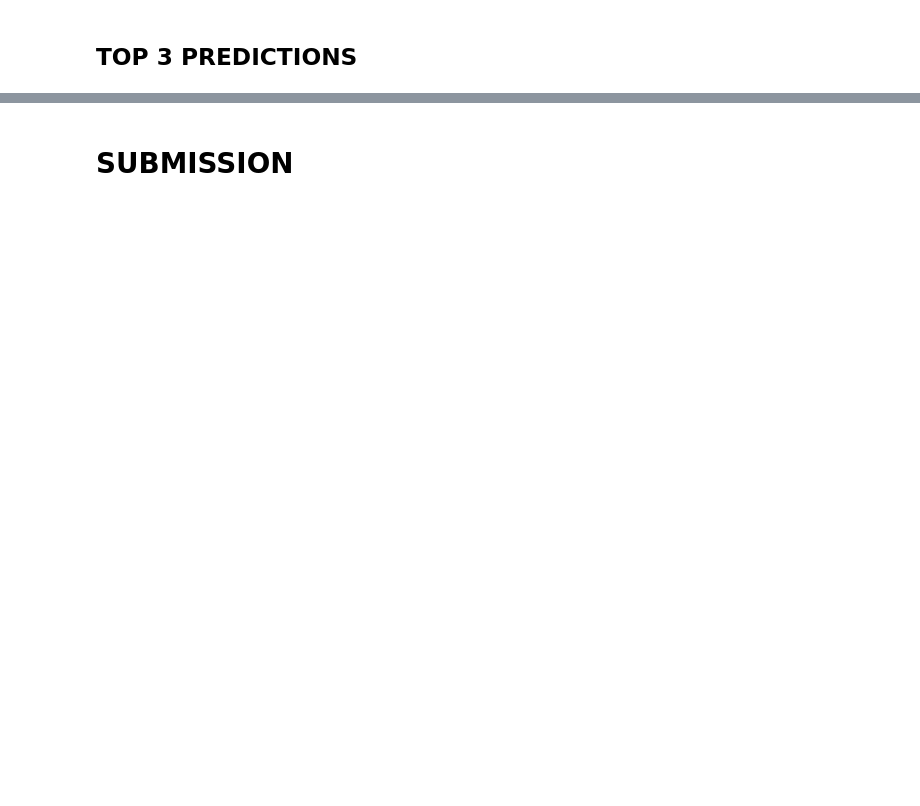
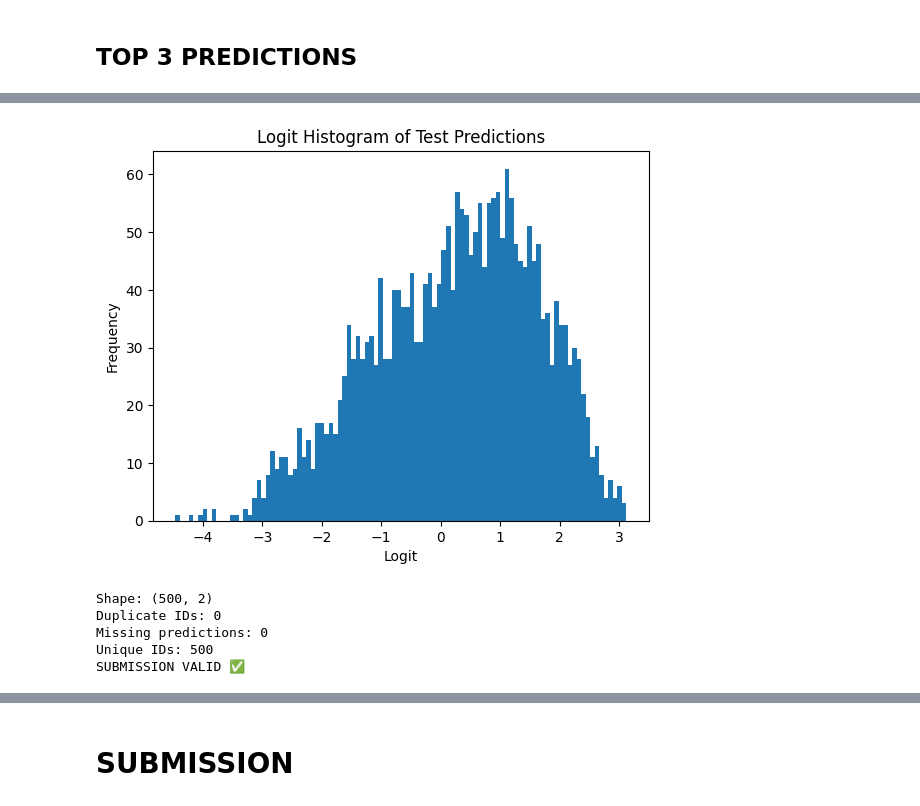
Before and after one commit to Sharan0078/dl-genai-project-26-t1, a Jupyter notebook: DL-24f3004935-notebook-t22026.ipynb, the cells around one changed output, grey strips where cells are left out. Drawn from its saved outputs; the diff is of its cells as text; code cells hidden in the pictures; blank space fills up the shorter version.

Commit message:
Kaggle Notebook | DL-24f3004935-notebook-t22026 | semi final nb

```diff
--- a/DL-24f3004935-notebook-t22026.ipynb
+++ b/DL-24f3004935-notebook-t22026.ipynb
@@ -1338,0 +1121,2 @@ for p in probs:
+# %%
+df_test = pd.read_csv('/kaggle/input/competitions/smart-mcq-solver-challenge/test.csv')
@@ -1338,0 +1134,4 @@ for p in probs:
+# %%
+retrieved_articles_parsed = get_relevant_documents_parsed(df_test)
+
+gc.collect()
@@ -1338,0 +1140,3 @@ for p in probs:
+# %%
+retrieved_articles = get_relevant_documents(df_test)
+gc.collect()
@@ -1338,0 +1176,24 @@ for p in probs:
+# %%
+from transformers import AutoTokenizer, AutoModelForMultipleChoice
+import torch
+
+MODEL_PATH = "/kaggle/input/datasets/sharankumare/deberta-v2/model_v2"
+
+tokenizer = AutoTokenizer.from_pretrained(
+    MODEL_PATH,
+    local_files_only=True
+)
+
+model = AutoModelForMultipleChoice.from_pretrained(
+    MODEL_PATH,
+    local_files_only=True,
+    torch_dtype=torch.float16
+)
+
+device = torch.device("cuda")
+
+model.to(device)
+model.eval()
+
+print("V2 model loaded")
+print("Device:", next(model.parameters()).device)
@@ -1338,0 +1380,37 @@ for p in probs:
+# %%
+import matplotlib.pyplot as plt
+
+plt.figure()
+plt.hist(
+    all_logits.flatten(),
+    bins=100
+)
+plt.title("Logit Histogram of Test Predictions")
+plt.xlabel("Logit")
+plt.ylabel("Frequency")
+plt.show()
+# %% [output]
+[figure, added]
+# %%
+print("Shape:", submission.shape)
+print("Duplicate IDs:", submission["id"].duplicated().sum())
+print("Missing predictions:", submission["prediction"].isna().sum())
+print("Unique IDs:", submission["id"].nunique())
+
+assert submission.shape == (500, 2)
+assert submission["id"].duplicated().sum() == 0
+assert submission["prediction"].isna().sum() == 0
+
+for pred in submission["prediction"]:
+    parts = pred.split()
+    assert len(parts) == 3
+    assert len(set(parts)) == 3
+    assert all(x in "ABCDE" for x in parts)
+
+print("SUBMISSION VALID ✅")
+# %% [output]
+Shape: (500, 2)
+Duplicate IDs: 0
+Missing predictions: 0
+Unique IDs: 500
+SUBMISSION VALID ✅
```
Also changed, not shown: parts of 98 cells of this notebook.
